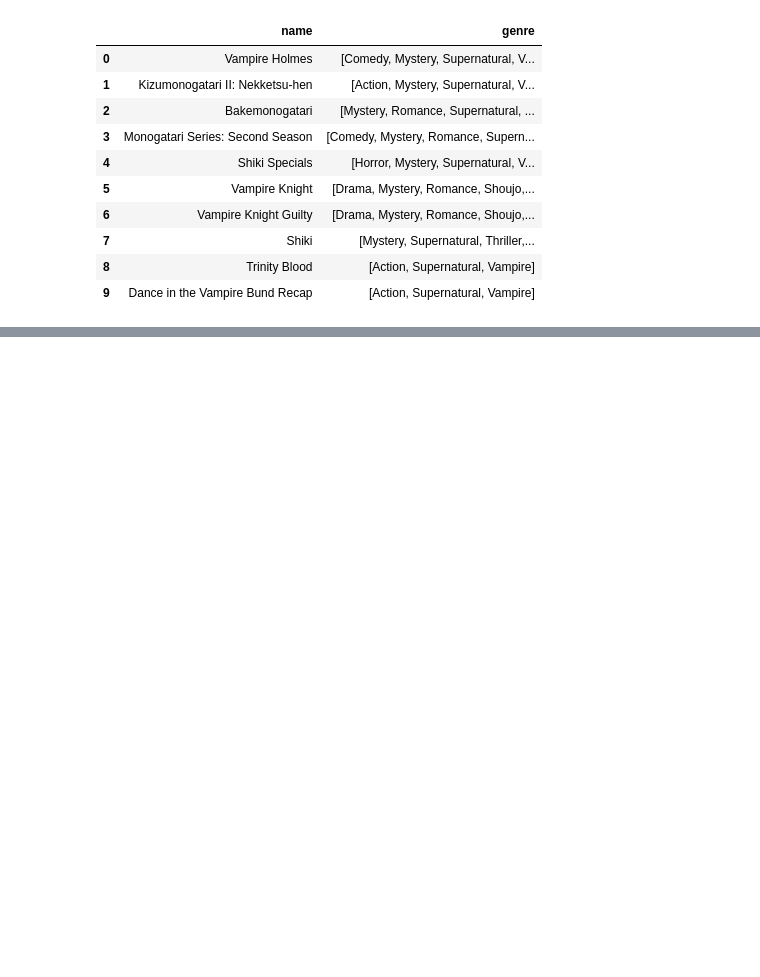
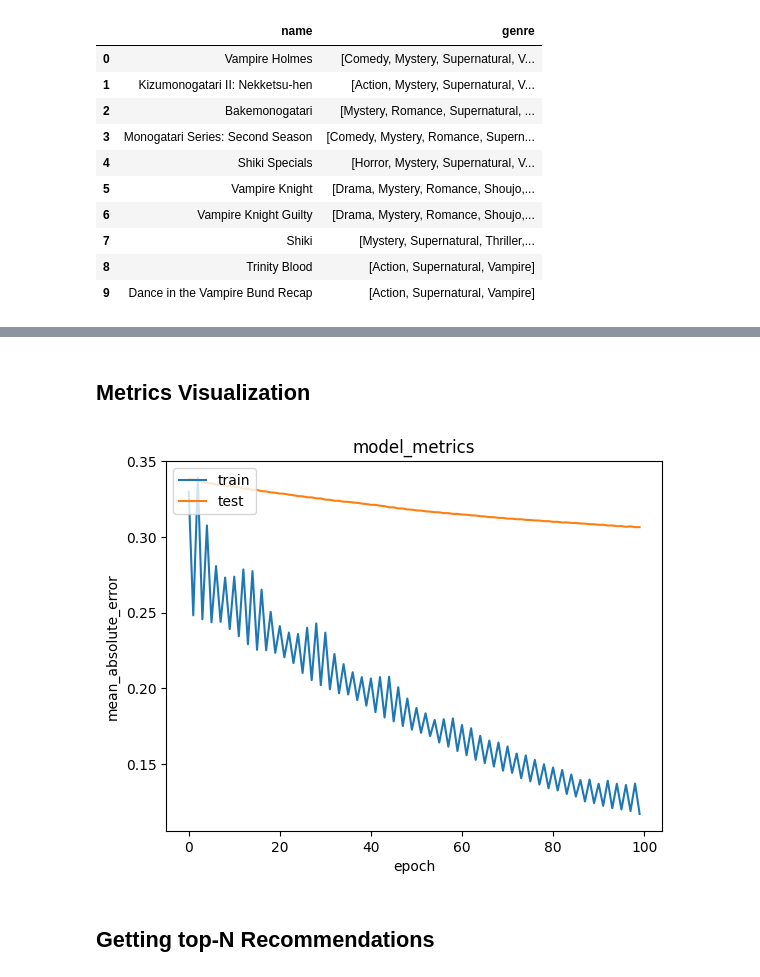
Before and after one commit to AxelSeanCP/Anime-Recommender-System, a Jupyter notebook: anime_recommender_system.ipynb, the cells around one changed output, grey strips where cells are left out. Drawn from its saved outputs; the diff is of its cells as text; code cells hidden in the pictures; blank space fills up the shorter version.

```diff
--- a/anime_recommender_system.ipynb
+++ b/anime_recommender_system.ipynb
@@ -270,0 +345,3 @@ Rating paling besar:  10
+# %%
+rating = rating.sample(frac=1, random_state=69)
+rating
@@ -270,0 +362,16 @@ Rating paling besar:  10
+# %%
+x = rating[['user', 'anime']].values
+
+# Normalization using min max scaler
+y = rating['rating'].apply(lambda x: (x - min_rating) / (max_rating - min_rating)).values
+
+train_indices = int(0.8 * rating.shape[0])
+x_train, x_val, y_train, y_val = (
+    x[:train_indices],
+    x[train_indices:],
+    y[:train_indices],
+    y[train_indices:]
+)
+
+print("Training data: ", x)
+print("Validation data: ", y)
@@ -425,0 +583,8 @@ anime_recommendations('Kizumonogatari I: Tekketsu-hen', k=10)
+# %%
+model = RecommenderNet(num_users, num_anime, 100)
+
+model.compile(
+    loss=tf.keras.losses.BinaryCrossentropy(),
+    optimizer=keras.optimizers.Adam(learning_rate=0.001),
+    metrics=[tf.keras.metrics.MeanAbsoluteError()]
+)
@@ -425,0 +593,8 @@ anime_recommendations('Kizumonogatari I: Tekketsu-hen', k=10)
+# %%
+modelku = model.fit(
+    x = x_train,
+    y = y_train,
+    batch_size = 48,
+    epochs=100,
+    validation_data=(x_val, y_val)
+)
@@ -425,0 +619,14 @@ anime_recommendations('Kizumonogatari I: Tekketsu-hen', k=10)
+# %% [markdown]
+## Metrics Visualization
+# %%
+plt.plot(modelku.history['mean_absolute_error'])
+plt.plot(modelku.history['val_mean_absolute_error'])
+plt.title('model_metrics')
+plt.ylabel('mean_absolute_error')
+plt.xlabel('epoch')
+plt.legend(['train', 'test'], loc='upper left')
+plt.show()
+# %% [output]
+[figure, added]
+# %% [markdown]
+## Getting top-N Recommendations
```
Also changed, not shown: parts of 29 cells of this notebook, 1 other file.
